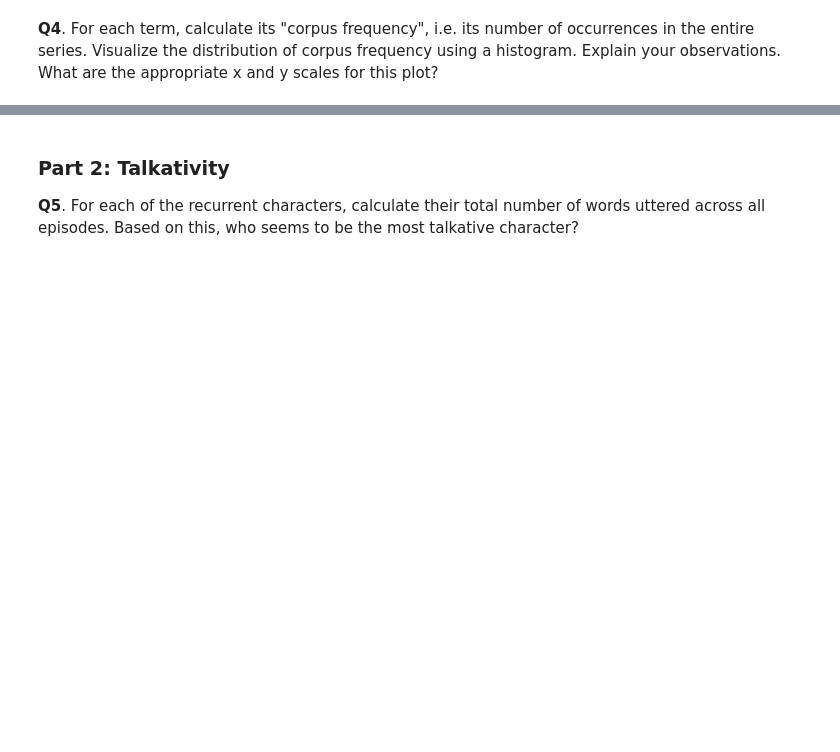
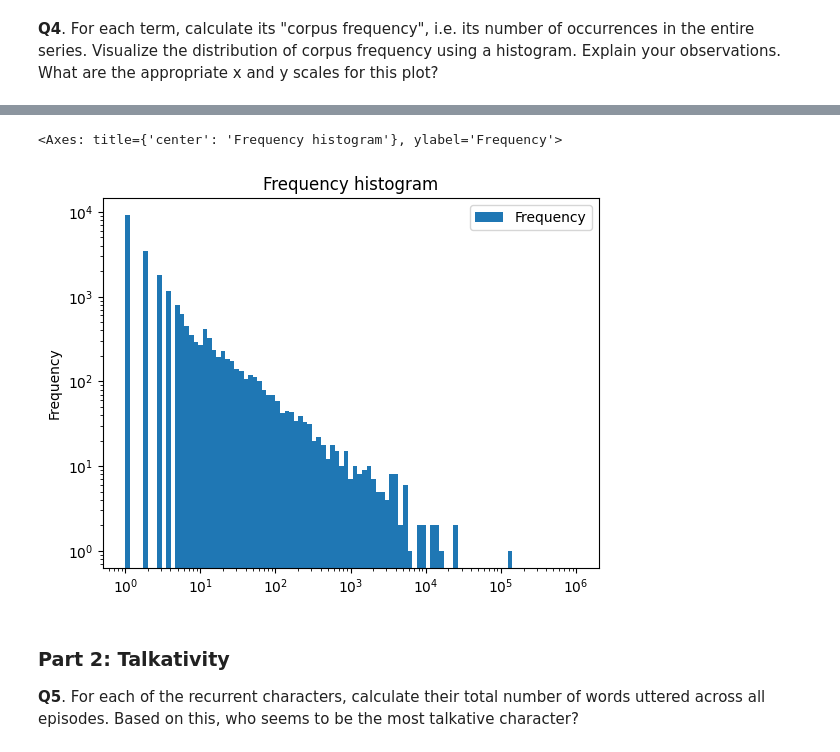
Before and after one commit to Bimo99B9/CS-401-Applied-Data-Analytics-2024, a Jupyter notebook: Exercises/09 - Handing text/Handling_text_exercise_2.ipynb, the cells around one changed output, grey strips where cells are left out. Cells and saved outputs as stored; diff of their text form; code cells hidden in the pictures; blank space fills up the shorter version.

```diff
--- a/Exercises/09 - Handing text/Handling_text_exercise_2.ipynb
+++ b/Exercises/09 - Handing text/Handling_text_exercise_2.ipynb
@@ -28,0 +27,19 @@ Our friends' argument concerns the entire show. We have given you a file in the
+# %%
+season = ""
+episode = ""
+scene = ""
+data = []
+
+with open("data/all_scripts.txt", encoding="utf-8") as f:
+    for line in f.readlines():
+        line = line[:-1]
+        if line.startswith(">> "):
+            season = int(line[10:12])
+            episode = line[3:]
+            continue
+        if line.startswith("> "):
+            scene = line[2:]
+            continue
+        character, line = line.split(": ", 1)
+        data.append([season, episode, scene, character, line])
+lines = pd.DataFrame(data, columns=["Season", "Episode", "Scene", "Character", "Line"])
@@ -40,0 +114,7 @@ Our friends' argument concerns the entire show. We have given you a file in the
+# %%
+def clean_line(line):
+    for char in EXCLUDE_CHARS:
+        line = line.replace(char, " ")
+    return line.lower()
+lines["Line"] = lines["Line"].apply(clean_line)
+lines.head()
@@ -44,0 +130,4 @@ Our friends' argument concerns the entire show. We have given you a file in the
+# %%
+corpus_frequency = pd.concat([pd.Series(row["Line"].split(' ')) for _, row in lines.iterrows()]).reset_index()
+corpus_frequency.columns = ["Frequency", "Word"]
+corpus_frequency = corpus_frequency.groupby("Word").count()
@@ -45,3 +151,13 @@ Our friends' argument concerns the entire show. We have given you a file in the
+# %%
+corpus_frequency.plot.hist(
+    column="Frequency",
+    loglog=True,
+    bins=np.logspace(0, 6, 100),
+    title="Frequency histogram",
+)
+# %% [output]
+<Axes: title={'center': 'Frequency histogram'}, ylabel='Frequency'>
+[figure, added]
 # %% [markdown]
 ### Part 2: Talkativity
 **Q5**. For each of the recurrent characters, calculate their total number of words uttered across all episodes. Based on this, who seems to be the most talkative character?
```
Also changed, not shown: parts of 20 cells of this notebook, 1 other file.
